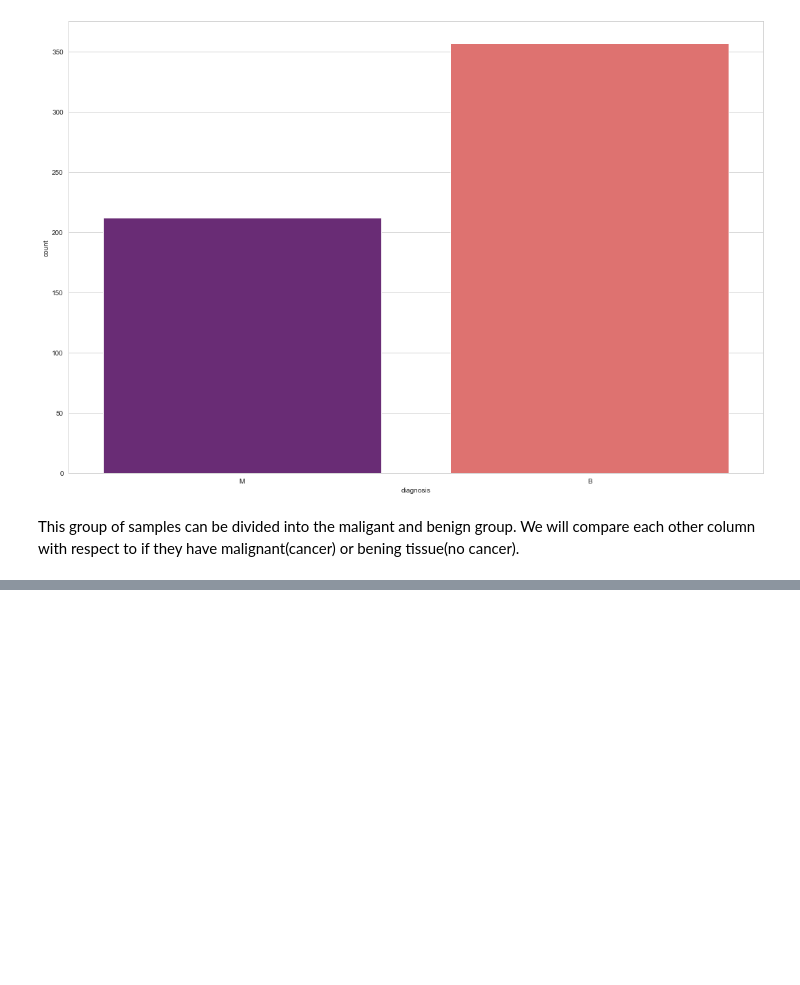
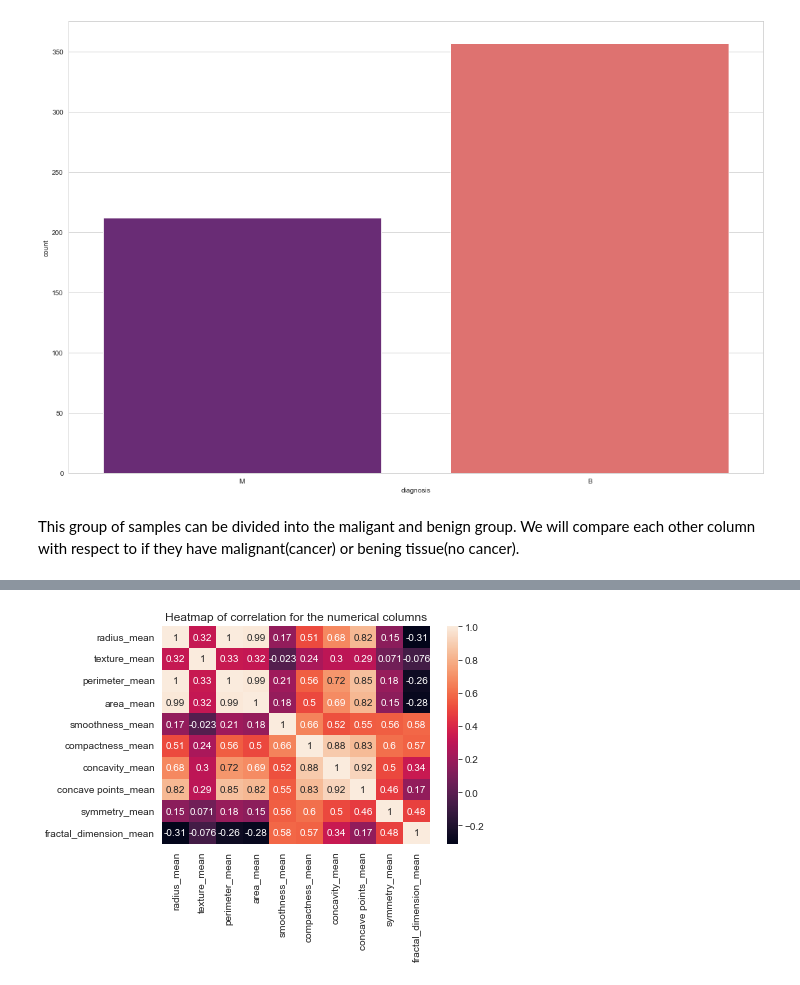
Before and after one commit to Stella-Mutacho/Machine-Learning-with-Causal_Inference, a Jupyter notebook: notebooks/eda.ipynb, the cells around one changed output, grey strips where cells are left out. Saved outputs shown, nothing was run; the diff lists cells and outputs as text; code cells hidden in the pictures; blank space fills up the shorter version.

```diff
--- a/notebooks/eda.ipynb
+++ b/notebooks/eda.ipynb
@@ -199,0 +249,7 @@ This group of samples can be divided into  the maligant and benign group. We wil
+# %%
+corr = data[columns].corr()
+sns.heatmap(corr, annot=True)
+plt.title('Heatmap of correlation for the numerical columns')
+plt.show()
+# %% [output]
+[figure, added]
```
Also changed, not shown: parts of 8 cells of this notebook.
